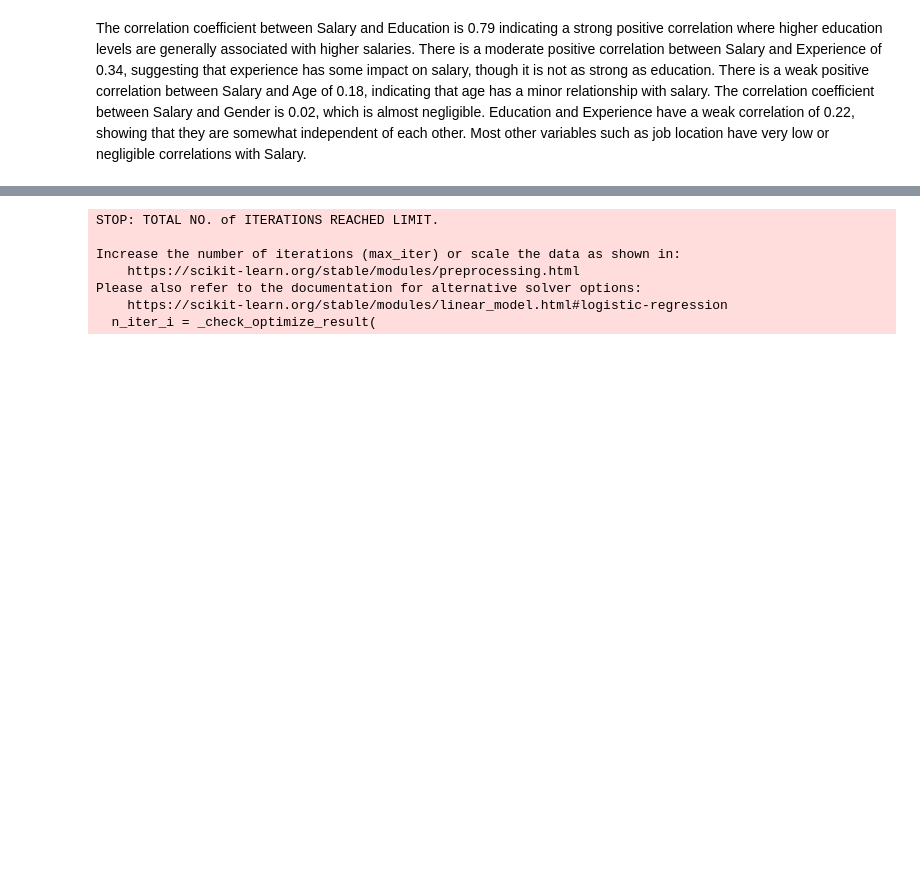
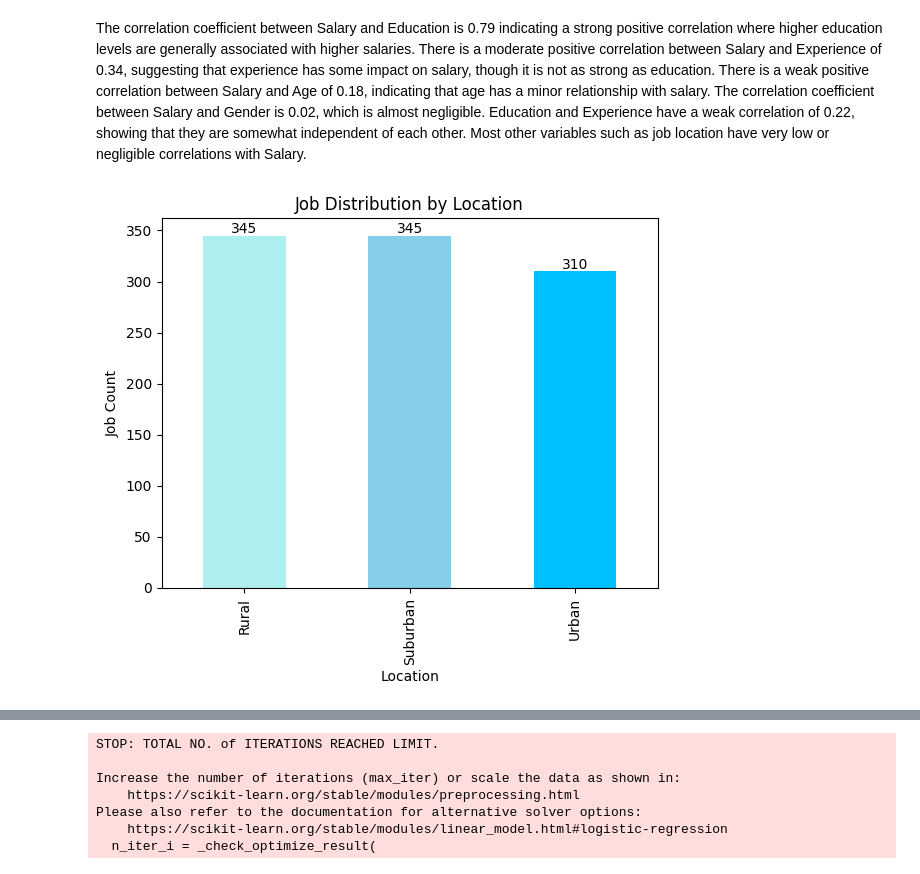
Before and after one commit to Twujira/TW_Data201, a Jupyter notebook: Project_3_restored.ipynb, the cells around one changed output, grey strips where cells are left out. Cells and saved outputs as stored; diff of their text form; code cells hidden in the pictures; blank space fills up the shorter version.

```diff
--- a/Project_3_restored.ipynb
+++ b/Project_3_restored.ipynb
@@ -178,3 +183,13 @@ sns.heatmap(df.corr(), annot=True, cmap='coolwarm')
 [figure]
 # %% [markdown]
 The correlation coefficient between Salary and Education is 0.79 indicating a strong positive correlation where higher education levels are generally associated with higher salaries. There is a moderate positive correlation between Salary and Experience of 0.34, suggesting that experience has some impact on salary, though it is not as strong as education. There is a weak positive correlation between Salary and Age of 0.18, indicating that age has a minor relationship with salary. The correlation coefficient between Salary and Gender is 0.02, which is almost negligible. Education and Experience have a weak correlation of 0.22, showing that they are somewhat independent of each other. Most other variables such as job location have very low or negligible correlations with Salary.
+# %%
+location_numbers = df['Location'].value_counts()
+ax = location_numbers.plot(kind='bar', color=['paleturquoise', 'skyblue', 'deepskyblue'])
+plt.title("Job Distribution by Location")
+plt.ylabel("Job Count")
+plt.xticks([0, 1, 2],['Rural' ,'Suburban' ,'Urban'])
+ax.bar_label(ax.containers[0])
+plt.show()
+# %% [output]
+[figure, added]
```
Also changed, not shown: parts of 15 cells of this notebook.
